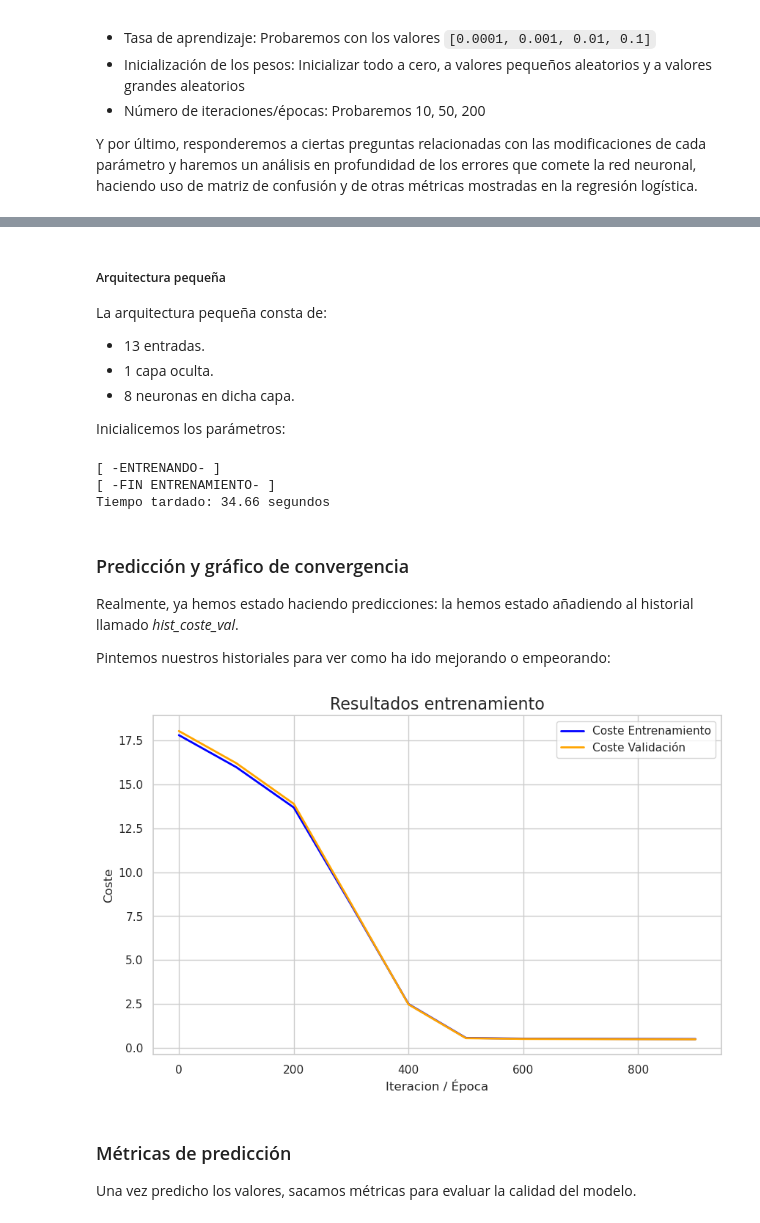
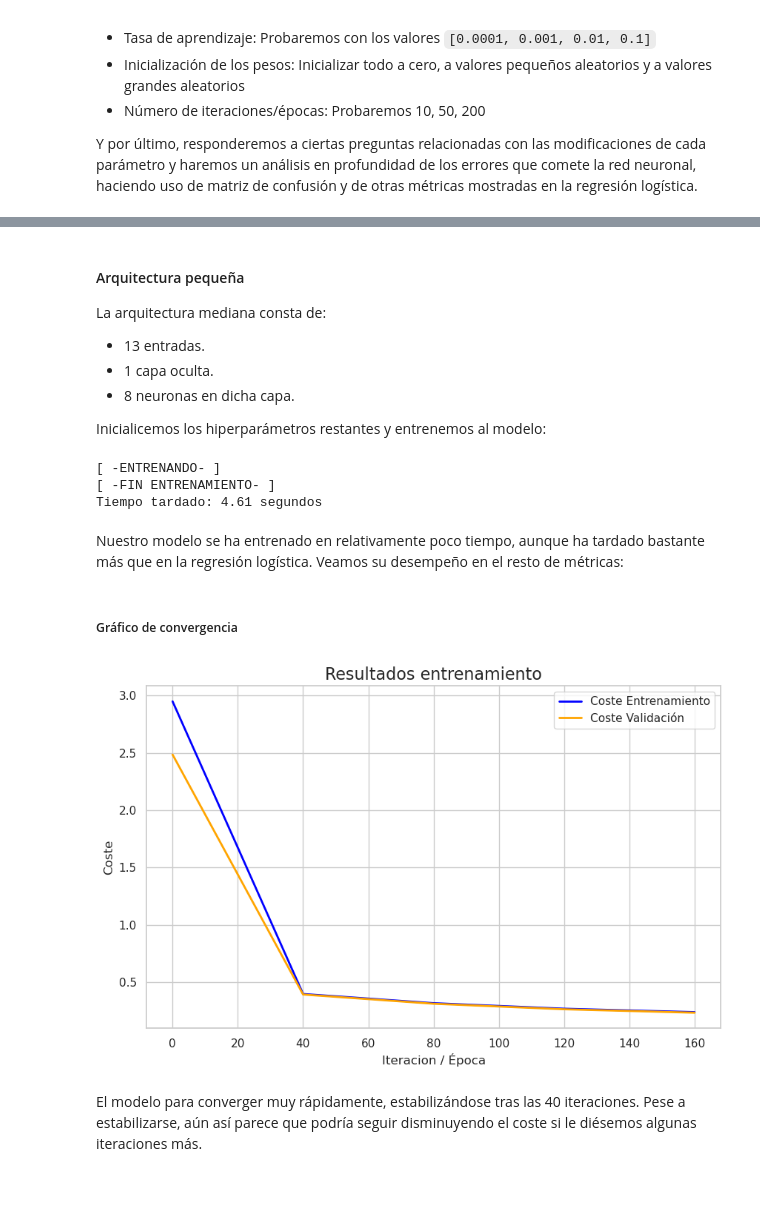
Before and after one commit to Val2a/trabajo-ia, a Jupyter notebook: RedesNeuronales.ipynb, the cells around one changed output, grey strips where cells are left out. Drawn from its saved outputs; the diff is of its cells as text; code cells hidden in the pictures; blank space fills up the shorter version.

Commit message:
arquitecturas de redes neuronales terminadas

```diff
--- a/RedesNeuronales.ipynb
+++ b/RedesNeuronales.ipynb
@@ -630,7 +659,7 @@ Los parámetros serán:
 - `valor_min`: Valor mínimo que tomarán los pesos al inicializarse.
 - `valor_max`: Valor máximo que tomarán los pesos al inicializarse.
 # %%
-def inicializar_parametros(dimensiones_capas, sesgo = 0, valor_min = 0, valor_max = 10):
+def inicializar_parametros(dimensiones_capas, sesgo, valor_min, valor_max):
     np.random.seed(1998)
     parametros = {}
     num_capas = len(dimensiones_capas) - 1
@@ -815,7 +857,7 @@ Vamos a resumir lo que ocurre aquí, ya que al fin y al cabo es el grueso del tr
 - Actualizamos los parámetros, las zetas, con los gradientes calculados.
 - Cada 100 iteraciones, actualizamos el historial.
 # %%
-def entrenar_red_neuronal(X_entr, Y_entr, X_val, Y_val, dimensiones_capas, tasa_aprendizaje=0.01, iteraciones=2000, lmbd=0.1, sesgo=0, valor_min=1, valor_max=10):
+def entrenar_red_neuronal(X_entr, Y_entr, X_val, Y_val, dimensiones_capas, tasa_aprendizaje=0.01, iteraciones=2000, intervalo_historial=100, lmbd=0.1, sesgo=0, valor_min=1, valor_max=10):
     # Inicializamos los parámetros con nuestra función inicial
     parametros = inicializar_parametros(dimensiones_capas, sesgo, valor_min, valor_max)
 
@@ -826,19 +868,19 @@ def entrenar_red_neuronal(X_entr, Y_entr, X_val, Y_val, dimensiones_capas, tasa_
     for i in range(iteraciones):
 
         # Forward propagation, predecimos
-        act_ultima_capa, act_ultima_capa_anterior = forward_propagation(X_entr, parametros)
+        act_ultima_capa, act_capas_anteriores = forward_propagation(X_entr, parametros)
 
         # Calculamos el coste
         coste_entr = calcular_coste_red(act_ultima_capa, Y_entr, parametros, lmbd)
 
         # Backward Propagation, calculamos los gradientes
-        gradientes = backward_propagation(act_ultima_capa, Y_entr, act_ultima_capa_anterior, parametros, lmbd)
+        gradientes = backward_propagation(act_ultima_capa, Y_entr, act_capas_anteriores, parametros, lmbd)
 
         # Con los gradientes calculados, actualizamos los parámetros
         parametros = actualizar_parametros(parametros, gradientes, tasa_aprendizaje)
 
-        # Historial y validación, cada 100 iteraciones
-        if i % 100 == 0:
+        # Historial y validación, según el intervalo definido
+        if i % intervalo_historial == 0:
             # Para validación, hacemos un forward con los datos de validación
             # usando los parámetros actuales.
 
@@ -1048,55 +1091,58 @@ Inicialicemos éstos parámetros:
 # %%
 tasa_aprendizaje = 0.1
-num_iter = 50
+num_iter = 200
 intervalo_historial = num_iter / 5
-
-# Min: Inclusive, Máx: Exclusive
-valor_min = 5
-valor_min = 10
+lmbd = 0.01
+sesgo = 0
+valor_min = 0.01
+valor_max = 1
 # %% [markdown]
-##### Arquitectura pequeña
+#### Arquitectura pequeña
 
-La arquitectura pequeña consta de:
+La arquitectura mediana consta de:
 - 13 entradas.
 - 1 capa oculta.
 - 8 neuronas en dicha capa.
 
-Inicialicemos los parámetros:
+Inicialicemos los hiperparámetros restantes y entrenemos al modelo:
 # %%
 # Hay 13 entradas (las mismas que columnas),
 # una capa oculta con 8 neuronas y 1 salida.
 dimensiones_capas = [13,8,1]
 
-# Como vamos a pintar una gráfica más tarde,
-# no tiene sentido pintar que pasa en cada iteración
-prints_activos = False
-
 print("[ -ENTRENANDO- ]")
 inicio = time.time()
 hist_coste_entr, hist_coste_val, modelo = entrenar_red_neuronal(
+    # Entradas de datos
     X_entr,
     y_entr,
     X_val,
     y_val,
+    # Parámetros
     dimensiones_capas,
     tasa_aprendizaje,
-    num_iter)
+    num_iter,
+    intervalo_historial,
+    lmbd,
+    # Valores iniciales
+    # (el min y el max son para los valores aleatorios)
+    sesgo,
+    valor_min,
+    valor_max)
 final = time.time()
 print("[ -FIN ENTRENAMIENTO- ]")
 print(f"Tiempo tardado: {(final-inicio):.2f} segundos")
 # %% [output]
 [ -ENTRENANDO- ]
 [ -FIN ENTRENAMIENTO- ]
-Tiempo tardado: 34.66 segundos
+Tiempo tardado: 4.61 segundos
+# %% [markdown]
+Nuestro modelo se ha entrenado en relativamente poco tiempo, aunque ha tardado bastante más que en la regresión logística. Veamos su desempeño en el resto de métricas:
 # %% [markdown]
-### Predicción y gráfico de convergencia
-Realmente, ya hemos estado haciendo predicciones: la hemos estado añadiendo al historial llamado *hist_coste_val*.
-
-Pintemos nuestros historiales para ver como ha ido mejorando o empeorando:
+##### Gráfico de convergencia
 # %%
-plot_historial('Resultados entrenamiento', 'Iteracion / Época', 'Coste', hist_coste_entr, hist_coste_val)
+plot_historial('Resultados entrenamiento', 'Iteracion / Época', 'Coste', hist_coste_entr, hist_coste_val, intervalo_historial)
 # %% [output]
-[figure, old version]
+[figure, new version]
 # %% [markdown]
-### Métricas de predicción
-Una vez predicho los valores, sacamos métricas para evaluar la calidad del modelo.
+El modelo para converger muy rápidamente, estabilizándose tras las 40 iteraciones. Pese a estabilizarse, aún así parece que podría seguir disminuyendo el coste si le diésemos algunas iteraciones más.
```
Also changed, not shown: parts of 38 cells of this notebook.
